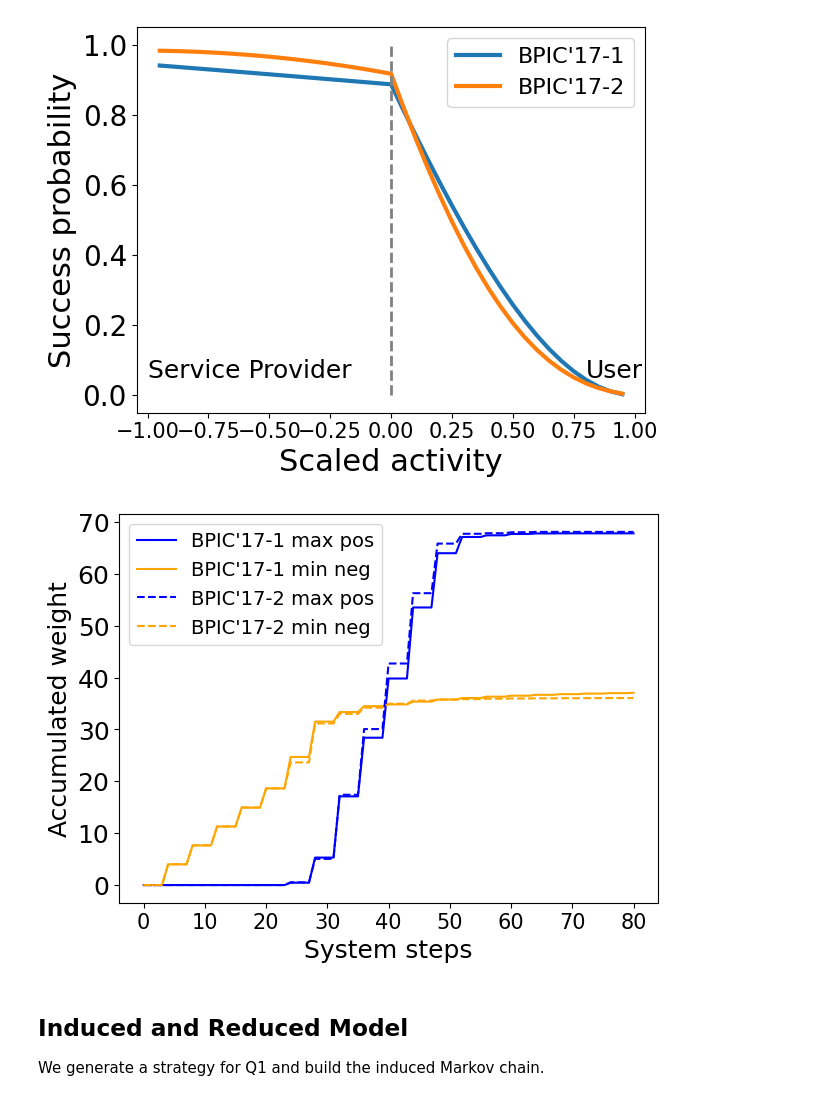
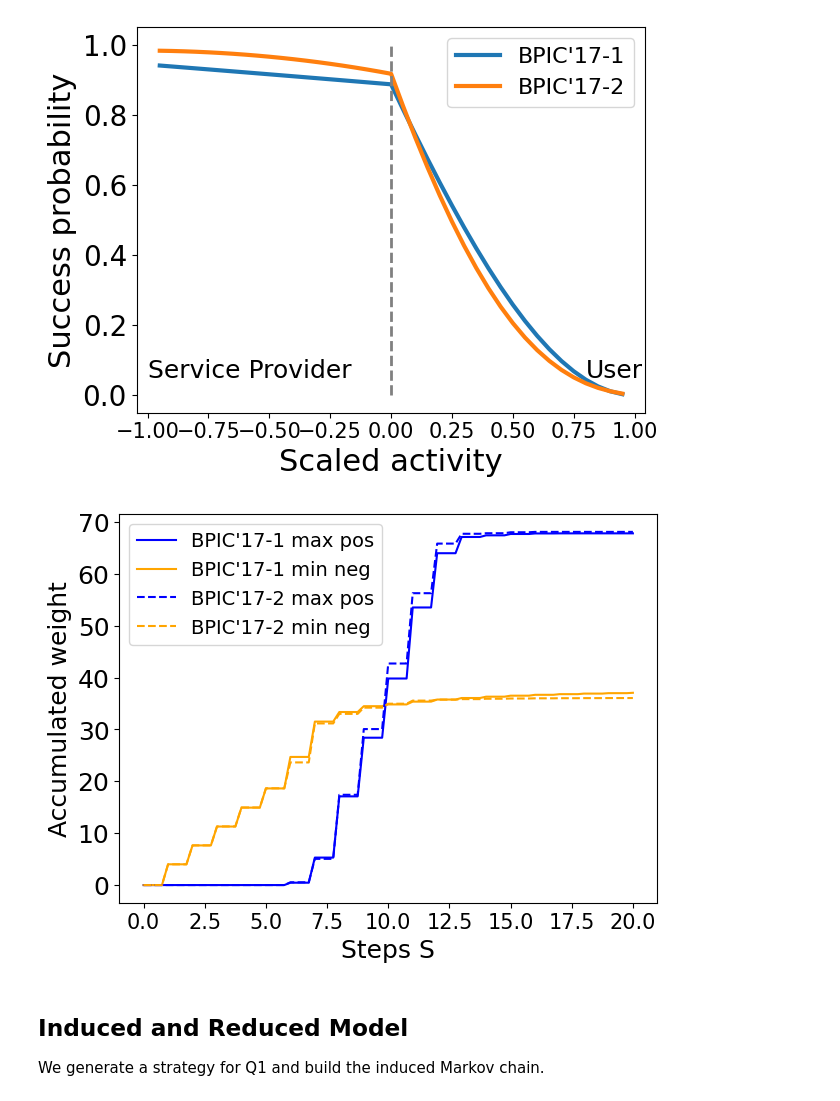
Before and after one commit to smartjourneymining/probabilistic_games, a Jupyter notebook: io_alergia_bpic17.ipynb, the cells around one changed output. Cells and saved outputs as stored; diff of their text form; code cells hidden in the pictures.

```diff
--- a/io_alergia_bpic17.ipynb
+++ b/io_alergia_bpic17.ipynb
@@ -315,39 +315,39 @@ subprocess.run([PRISM_PATH, model_name_before,
                 "-const", "m0=0,m1=0:1:80,m2=0,", "-exportresults", file_name_pos+":dataframe"], stdout=subprocess.DEVNULL)
 file_name_neg = STORE_PATH+"outputs/steps_gas_neg_bound-bpic-17-1.txt"
 subprocess.run([PRISM_PATH, model_name_before,
                 STORE_PATH+"queries/reward_props.props", "-prop", "4",
                 "-const", "m0=0,m1=0:1:80,m2=0,", "-exportresults", file_name_neg+":dataframe"], stdout=subprocess.DEVNULL)
 
 df_visual = pd.read_csv(file_name_pos)
-plt.plot(df_visual['m1'], df_visual['Result'], label="BPIC'17-1 max pos", c = "blue")
+plt.plot(df_visual['m1']/4, df_visual['Result'], label="BPIC'17-1 max pos", c = "blue")
 df_visual = pd.read_csv(file_name_neg)
-plt.plot(df_visual['m1'], df_visual['Result'], label="BPIC'17-1 min neg", c = "orange")
+plt.plot(df_visual['m1']/4, df_visual['Result'], label="BPIC'17-1 min neg", c = "orange")
 
 PrismPrinter(g_after, STORE_PATH, "bpic_17_2_alergia.prism").write_to_prism(write_extended_parameterized=True)
 file_name_pos = STORE_PATH+"outputs/steps_gas_pos_bound-bpic-17-2.txt"
 subprocess.run([PRISM_PATH, model_name_after,
                 STORE_PATH+"queries/reward_props.props", "-prop", "3",
                 "-const", "m0=0,m1=0:1:80,m2=0,", "-exportresults", file_name_pos+":dataframe"], stdout=subprocess.DEVNULL)
 file_name_neg = STORE_PATH+"outputs/steps_gas_neg_bound-bpic-17-2.txt"
 subprocess.run([PRISM_PATH, model_name_after,
                 STORE_PATH+"queries/reward_props.props", "-prop", "4",
                 "-const", "m0=0,m1=0:1:80,m2=0,", "-exportresults", file_name_neg+":dataframe"], stdout=subprocess.DEVNULL)
 
 df_visual = pd.read_csv(file_name_pos)
-plt.plot(df_visual['m1'], df_visual['Result'], label="BPIC'17-2 max pos", c = "blue", linestyle="dashed")
+plt.plot(df_visual['m1']/4, df_visual['Result'], label="BPIC'17-2 max pos", c = "blue", linestyle="dashed")
 df_visual = pd.read_csv(file_name_neg)
-plt.plot(df_visual['m1'], df_visual['Result'], label="BPIC'17-2 min neg", c = "orange", linestyle="dashed")
+plt.plot(df_visual['m1']/4, df_visual['Result'], label="BPIC'17-2 min neg", c = "orange", linestyle="dashed")
 
 plt.legend(fontsize=14)
-plt.xlabel("System steps", fontsize=18)
+plt.xlabel("Steps S", fontsize=18)
 plt.ylabel("Accumulated weight", fontsize=18)
 plt.xticks(fontsize=15)
 plt.yticks(fontsize=18)
 plt.tight_layout()
 plt.savefig("out/bpic_17_steps.png", dpi=300)
 plt.show()
 # %% [output]
-[figure, old version]
+[figure, new version]
 # %% [markdown]
 ## Induced and Reduced Model
 We generate a strategy for Q1 and build the induced Markov chain.
```
Also changed, not shown: parts of 10 cells of this notebook, 4 other files.
